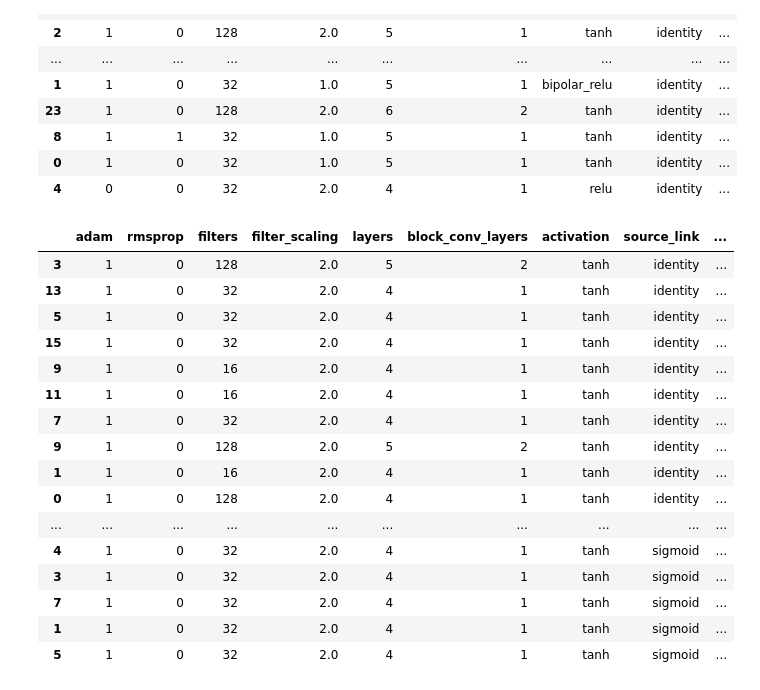
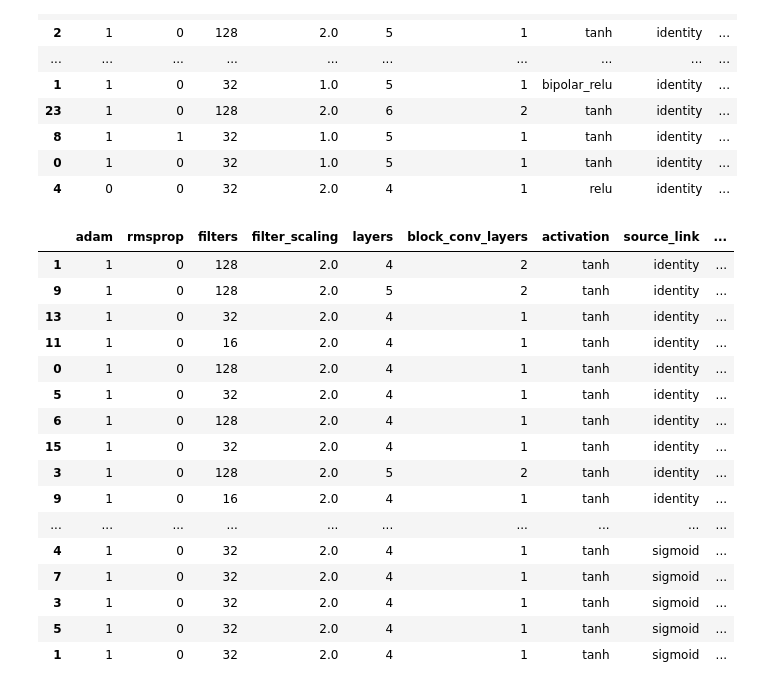
Before and after one commit to AlexandreAdam/Censai, a Jupyter notebook: notebooks/rim_results_fr128hst.ipynb, the cells around one changed output. Cells and saved outputs as stored; diff of their text form; code cells hidden in the pictures.

```diff
--- a/notebooks/rim_results_fr128hst.ipynb
+++ b/notebooks/rim_results_fr128hst.ipynb
@@ -67,22 +67,22 @@ hparams[cols].sort_values("train_chi_squared")
 | 4 | 0 | 0 | 32 | 2.0 | 4 | 1 | relu | identity | ... |
 # %%
 hparams = pd.read_csv(os.path.join(result_dir, "RIMSU128hstv4_augmented.csv"), index_col=0)
-hparams[cols].sort_values("train_chi_squared")
+hparams[cols].sort_values("val_chi_squared")
 # %% [output]
 |  | adam | rmsprop | filters | filter_scaling | layers | block_conv_layers | activation | source_link | ... |
+| 1 | 1 | 0 | 128 | 2.0 | 4 | 2 | tanh | identity | ... |
+| 9 | 1 | 0 | 128 | 2.0 | 5 | 2 | tanh | identity | ... |
+| 13 | 1 | 0 | 32 | 2.0 | 4 | 1 | tanh | identity | ... |
+| 11 | 1 | 0 | 16 | 2.0 | 4 | 1 | tanh | identity | ... |
+| 0 | 1 | 0 | 128 | 2.0 | 4 | 1 | tanh | identity | ... |
+| 5 | 1 | 0 | 32 | 2.0 | 4 | 1 | tanh | identity | ... |
+| 6 | 1 | 0 | 128 | 2.0 | 4 | 1 | tanh | identity | ... |
+| 15 | 1 | 0 | 32 | 2.0 | 4 | 1 | tanh | identity | ... |
 | 3 | 1 | 0 | 128 | 2.0 | 5 | 2 | tanh | identity | ... |
-| 13 | 1 | 0 | 32 | 2.0 | 4 | 1 | tanh | identity | ... |
-| 5 | 1 | 0 | 32 | 2.0 | 4 | 1 | tanh | identity | ... |
-| 15 | 1 | 0 | 32 | 2.0 | 4 | 1 | tanh | identity | ... |
 | 9 | 1 | 0 | 16 | 2.0 | 4 | 1 | tanh | identity | ... |
-| 11 | 1 | 0 | 16 | 2.0 | 4 | 1 | tanh | identity | ... |
-| 7 | 1 | 0 | 32 | 2.0 | 4 | 1 | tanh | identity | ... |
-| 9 | 1 | 0 | 128 | 2.0 | 5 | 2 | tanh | identity | ... |
-| 1 | 1 | 0 | 16 | 2.0 | 4 | 1 | tanh | identity | ... |
-| 0 | 1 | 0 | 128 | 2.0 | 4 | 1 | tanh | identity | ... |
 | ... | ... | ... | ... | ... | ... | ... | ... | ... | ... |
 | 4 | 1 | 0 | 32 | 2.0 | 4 | 1 | tanh | sigmoid | ... |
+| 7 | 1 | 0 | 32 | 2.0 | 4 | 1 | tanh | sigmoid | ... |
 | 3 | 1 | 0 | 32 | 2.0 | 4 | 1 | tanh | sigmoid | ... |
-| 7 | 1 | 0 | 32 | 2.0 | 4 | 1 | tanh | sigmoid | ... |
+| 5 | 1 | 0 | 32 | 2.0 | 4 | 1 | tanh | sigmoid | ... |
 | 1 | 1 | 0 | 32 | 2.0 | 4 | 1 | tanh | sigmoid | ... |
-| 5 | 1 | 0 | 32 | 2.0 | 4 | 1 | tanh | sigmoid | ... |
```
Also changed, not shown: 1 other file.
